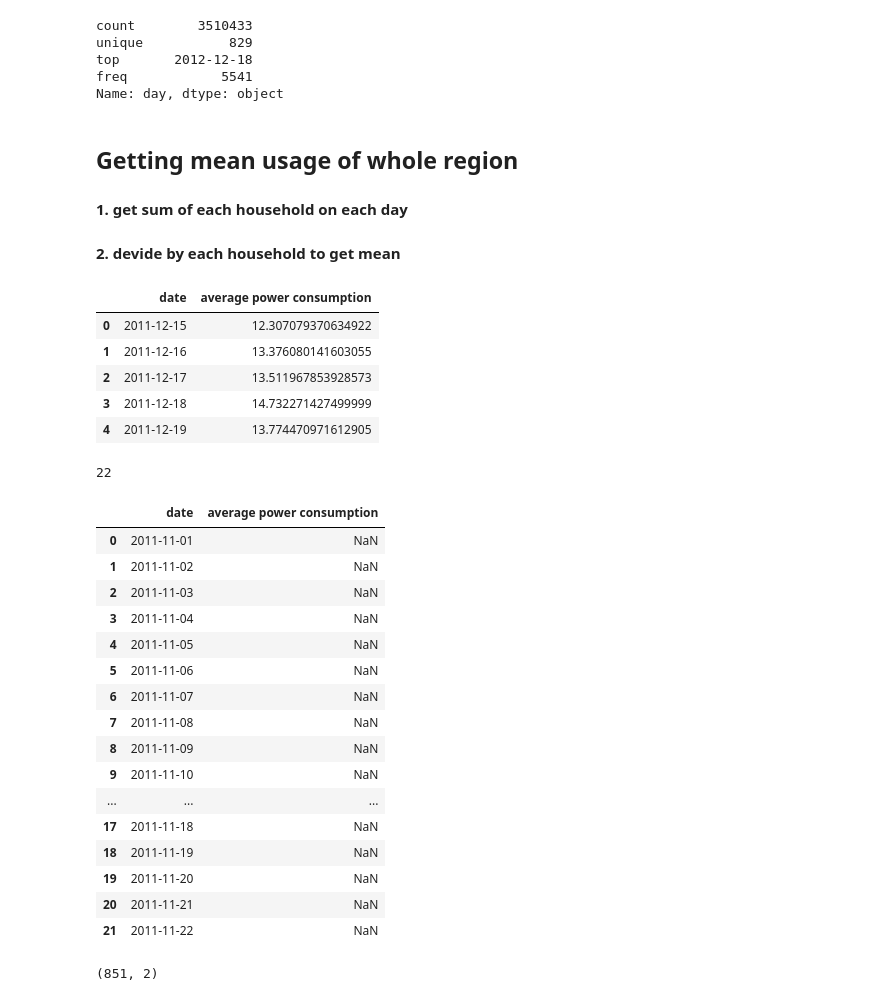
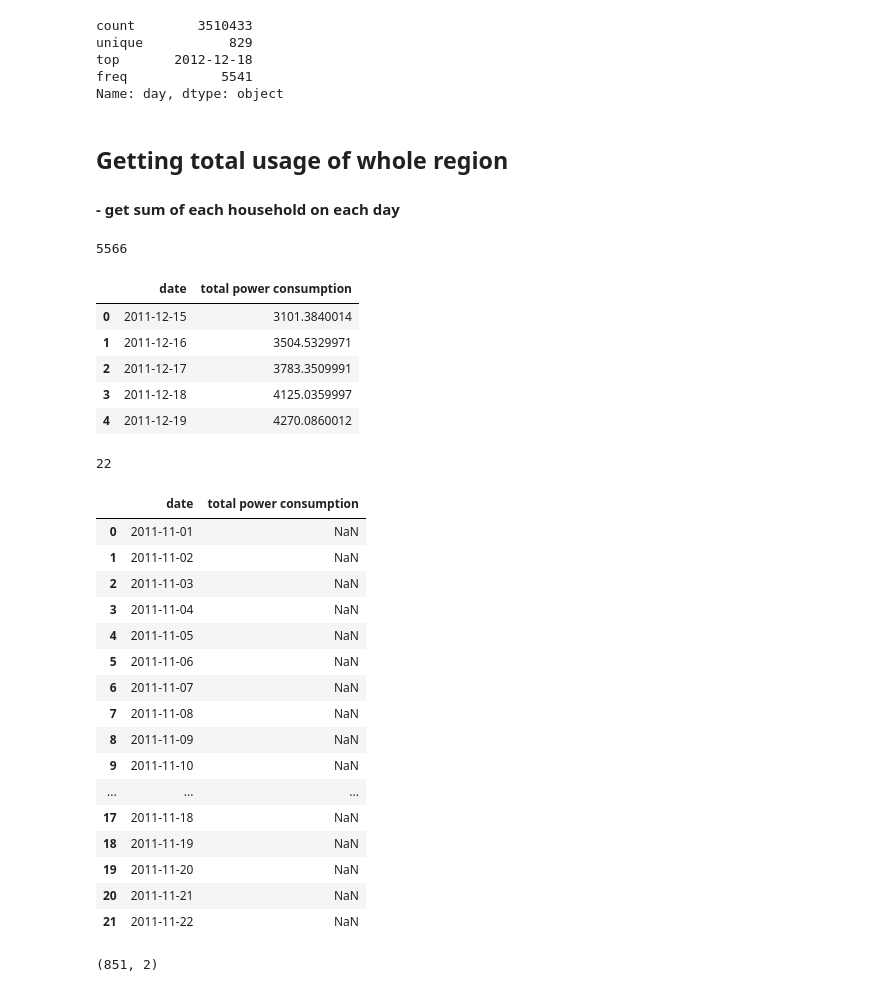
Before and after one commit to Nexlson/demand-forecast, a Jupyter notebook: Power Usage Forecasting (Preprocessing).ipynb, the cells around one changed output. Saved outputs shown, nothing was run; the diff lists cells and outputs as text; code cells hidden in the pictures.

Commit message:
Update average to total power in preprocessing and add save csv

```diff
--- a/Power Usage Forecasting (Preprocessing).ipynb
+++ b/Power Usage Forecasting (Preprocessing).ipynb
@@ -158,33 +158,35 @@ top       2012-12-18
 freq            5541
 Name: day, dtype: object
 # %% [markdown]
-## Getting mean usage of whole region
-#### 1. get sum of each household on each day
-#### 2. devide by each household to get mean
+## Getting total usage of whole region
+#### - get sum of each household on each day
 # %%
-average_power = []
+total_power = []
 # loop through all dates
 for date in daily_dataset_csv_data.day.unique():
     # get specific day
     each_day_data = daily_dataset_csv_data.loc[daily_dataset_csv_data['day'] == date]
     # get sum of each day
     sum_energy_per_day = each_day_data['energy_sum'].sum()
-    # Sum of all household / num of household
-    avg_energy = sum_energy_per_day / len(each_day_data['LCLid'].unique())
     # append to list
-    average_power.append([date,avg_energy])
+    total_power.append([date,sum_energy_per_day])
+# %%
+#population / number of households in London
+daily_dataset_csv_data['LCLid'].nunique()
+# %% [output]
+5566
 # %%
 # To array
-arr = np.array(average_power)
+arr = np.array(total_power)
 # To df
-average_power_df = pd.DataFrame(arr, columns=['date', 'average power consumption'])
-average_power_df.head()
+total_power_df = pd.DataFrame(arr, columns=['date', 'total power consumption'])
+total_power_df.head()
 # %% [output]
-|  | date | average power consumption |
-| 0 | 2011-12-15 | 12.307079370634922 |
-| 1 | 2011-12-16 | 13.376080141603055 |
-| 2 | 2011-12-17 | 13.511967853928573 |
-| 3 | 2011-12-18 | 14.732271427499999 |
-| 4 | 2011-12-19 | 13.774470971612905 |
+|  | date | total power consumption |
+| 0 | 2011-12-15 | 3101.3840014 |
+| 1 | 2011-12-16 | 3504.5329971 |
+| 2 | 2011-12-17 | 3783.3509991 |
+| 3 | 2011-12-18 | 4125.0359997 |
+| 4 | 2011-12-19 | 4270.0860012 |
 # %%
 # change date to datetime format
@@ -198,9 +200,9 @@ average_power_df['average power consumption'].isnull().sum()
 # %% [output]
 22
 # %%
-average_power_df[average_power_df.isnull().any(axis=1)] # Na are first 22 row of dates
+total_power_df[total_power_df.isnull().any(axis=1)] # Na are first 22 row of dates
 # %% [output]
-|  | date | average power consumption |
+|  | date | total power consumption |
 | 0 | 2011-11-01 | NaN |
 | 1 | 2011-11-02 | NaN |
 | 2 | 2011-11-03 | NaN |
```
Also changed, not shown: parts of 12 cells of this notebook, 2 other files.
